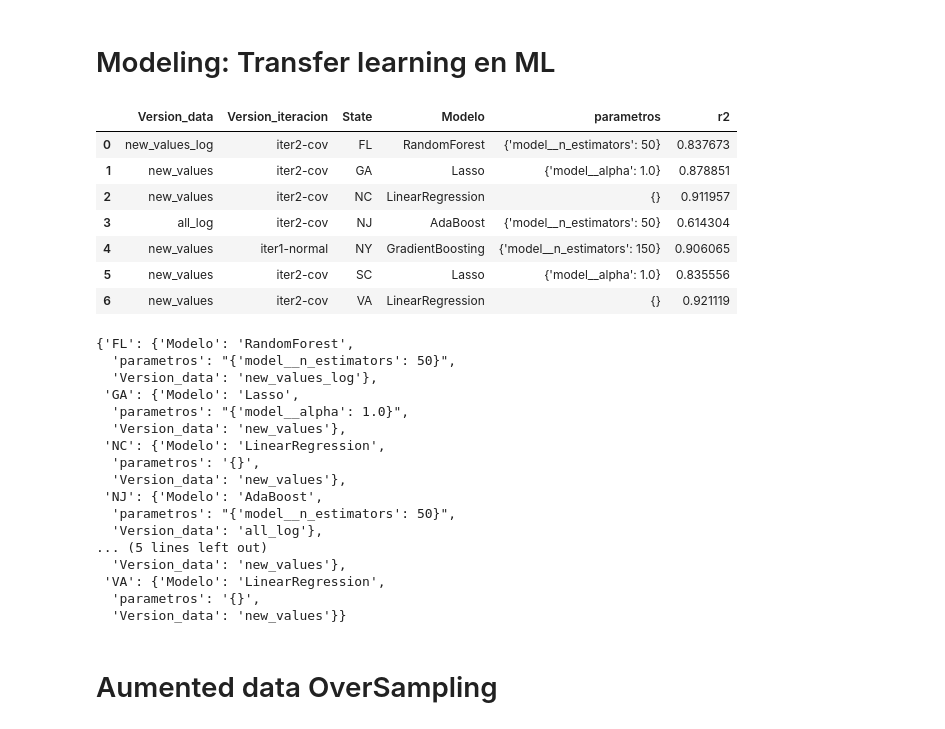
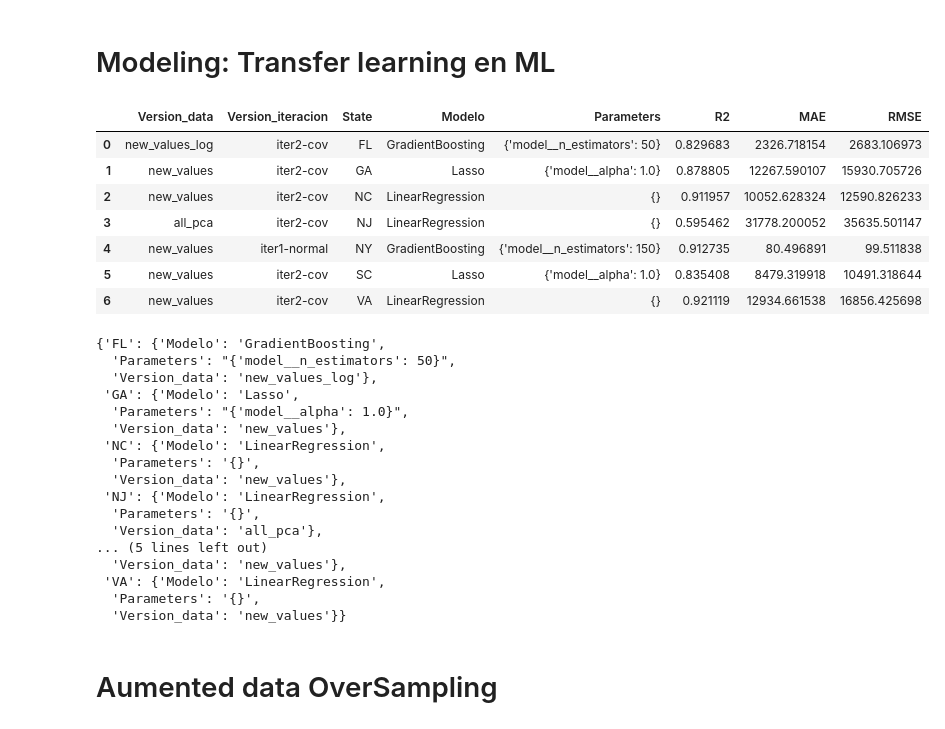
Before and after one commit to sagallegomu/prediccion-real-estate, a Jupyter notebook: modeling/6.Modeling_iteracion3.ipynb, the cells around one changed output. Drawn from its saved outputs; the diff is of its cells as text; code cells hidden in the pictures.

```diff
--- a/modeling/6.Modeling_iteracion3.ipynb
+++ b/modeling/6.Modeling_iteracion3.ipynb
@@ -31,42 +36,41 @@ models = {
 }
 # %%
 bests_models = pd.read_excel('../data/final_data/bests_models_results.xlsx')
-bests_models = bests_models.drop('Tiempo de Ejecución', axis = 1)
 bests_models
 # %% [output]
-|  | Version_data | Version_iteracion | State | Modelo | parametros | r2 |
-| 0 | new_values_log | iter2-cov | FL | RandomForest | {'model__n_estimators': 50} | 0.837673 |
-| 1 | new_values | iter2-cov | GA | Lasso | {'model__alpha': 1.0} | 0.878851 |
-| 2 | new_values | iter2-cov | NC | LinearRegression | {} | 0.911957 |
-| 3 | all_log | iter2-cov | NJ | AdaBoost | {'model__n_estimators': 50} | 0.614304 |
-| 4 | new_values | iter1-normal | NY | GradientBoosting | {'model__n_estimators': 150} | 0.906065 |
-| 5 | new_values | iter2-cov | SC | Lasso | {'model__alpha': 1.0} | 0.835556 |
-| 6 | new_values | iter2-cov | VA | LinearRegression | {} | 0.921119 |
+|  | Version_data | Version_iteracion | State | Modelo | Parameters | R2 | MAE | RMSE |
+| 0 | new_values_log | iter2-cov | FL | GradientBoosting | {'model__n_estimators': 50} | 0.829683 | 2326.718154 | 2683.106973 |
+| 1 | new_values | iter2-cov | GA | Lasso | {'model__alpha': 1.0} | 0.878805 | 12267.590107 | 15930.705726 |
+| 2 | new_values | iter2-cov | NC | LinearRegression | {} | 0.911957 | 10052.628324 | 12590.826233 |
+| 3 | all_pca | iter2-cov | NJ | LinearRegression | {} | 0.595462 | 31778.200052 | 35635.501147 |
+| 4 | new_values | iter1-normal | NY | GradientBoosting | {'model__n_estimators': 150} | 0.912735 | 80.496891 | 99.511838 |
+| 5 | new_values | iter2-cov | SC | Lasso | {'model__alpha': 1.0} | 0.835408 | 8479.319918 | 10491.318644 |
+| 6 | new_values | iter2-cov | VA | LinearRegression | {} | 0.921119 | 12934.661538 | 16856.425698 |
 # %%
-mejores_modelos = bests_models[['State','Modelo','parametros','Version_data']].to_dict(orient='records')
+mejores_modelos = bests_models[['State','Modelo','Parameters','Version_data']].to_dict(orient='records')
 
 modelos_dict = {}
 for diccionario in mejores_modelos:
-    modelos_dict[diccionario.get('State')] = {'Modelo': diccionario.get('Modelo'), 'parametros': diccionario.get('parametros'),
+    modelos_dict[diccionario.get('State')] = {'Modelo': diccionario.get('Modelo'), 'Parameters': diccionario.get('Parameters'),
     'Version_data': diccionario.get('Version_data')}
 modelos_dict
 # %% [output]
-{'FL': {'Modelo': 'RandomForest',
-  'parametros': "{'model__n_estimators': 50}",
+{'FL': {'Modelo': 'GradientBoosting',
+  'Parameters': "{'model__n_estimators': 50}",
   'Version_data': 'new_values_log'},
  'GA': {'Modelo': 'Lasso',
-  'parametros': "{'model__alpha': 1.0}",
+  'Parameters': "{'model__alpha': 1.0}",
   'Version_data': 'new_values'},
  'NC': {'Modelo': 'LinearRegression',
-  'parametros': '{}',
+  'Parameters': '{}',
   'Version_data': 'new_values'},
- 'NJ': {'Modelo': 'AdaBoost',
-  'parametros': "{'model__n_estimators': 50}",
-  'Version_data': 'all_log'},
+ 'NJ': {'Modelo': 'LinearRegression',
+  'Parameters': '{}',
+  'Version_data': 'all_pca'},
 ... (5 lines left out)
   'Version_data': 'new_values'},
  'VA': {'Modelo': 'LinearRegression',
-  'parametros': '{}',
+  'Parameters': '{}',
   'Version_data': 'new_values'}}
 # %% [markdown]
 # Aumented data OverSampling
```
Also changed, not shown: parts of 12 cells of this notebook, 5 other files.
